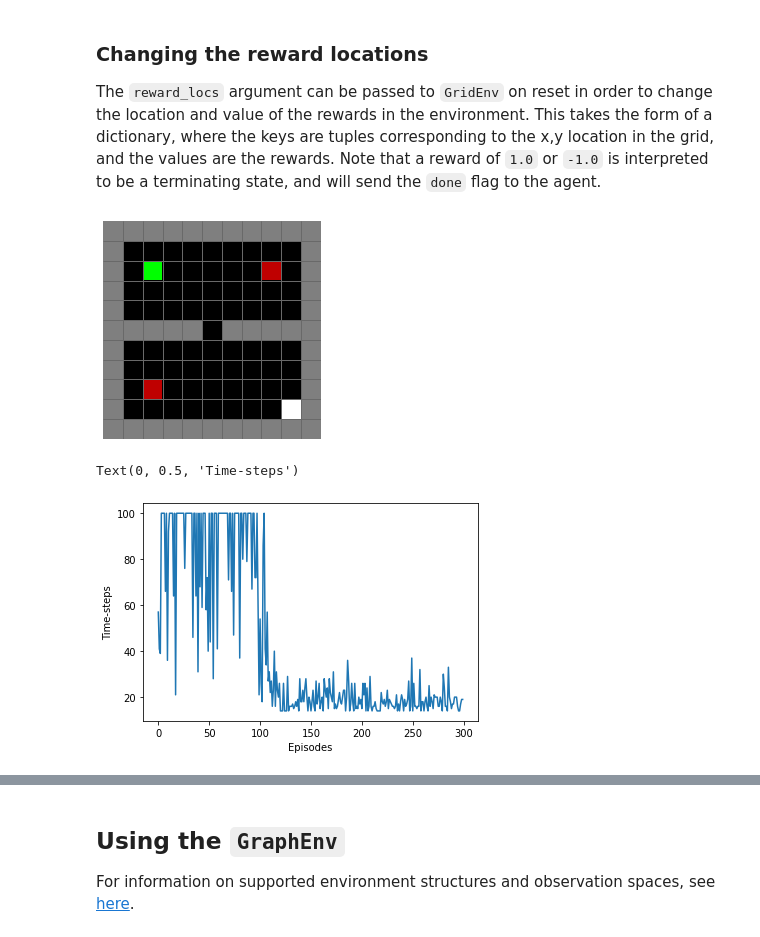
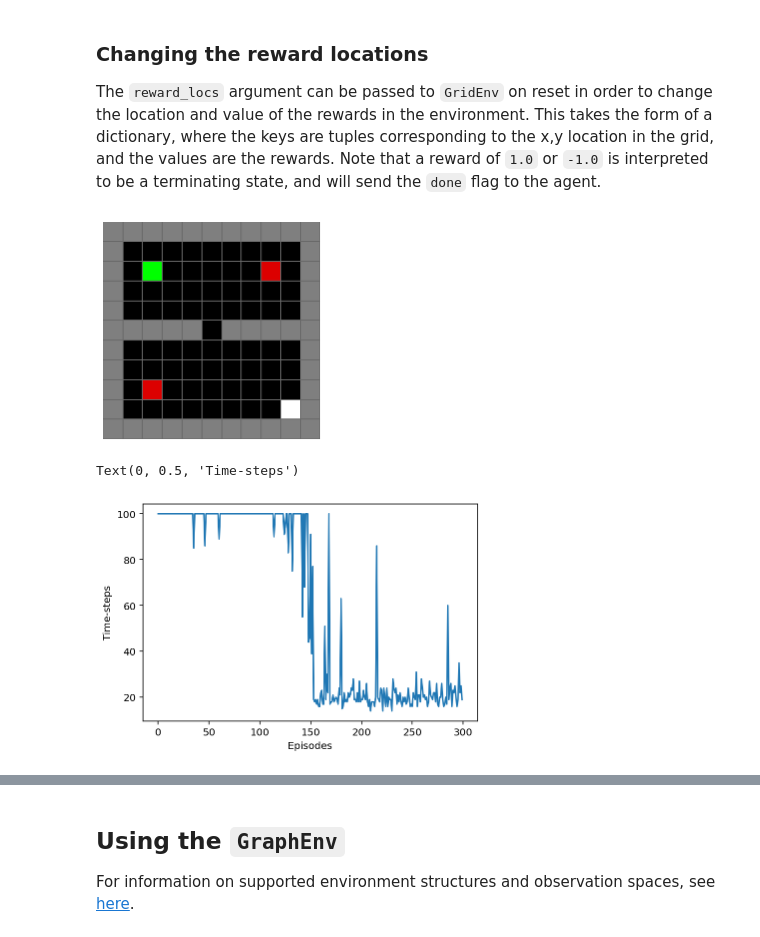
Before and after one commit to awjuliani/neuro-nav, a Jupyter notebook: notebooks/usage_tutorial.ipynb, the cells around one changed output, grey strips where cells are left out. Saved outputs shown, nothing was run; the diff lists cells and outputs as text; code cells hidden in the pictures.

```diff
--- a/notebooks/usage_tutorial.ipynb
+++ b/notebooks/usage_tutorial.ipynb
@@ -163,32 +165,32 @@ env = GridEnv(
     grid_size=GridSize.small,
     obs_type=GridObsType.index,
     orientation_type=OrientationType.fixed,
 )
 
 reward_map = {(2, 2): 1.0, (2, 8): -0.75, (8, 2): -0.75}
 
 obs = env.reset(reward_locs=reward_map)
 env.render()
 
 agent = TDSR(
     env.state_size,
     env.action_space.n,
-    lr=1e-1,
+    lr=1e-2,
     poltype="egreedy",
     epsilon=0.2,
     gamma=0.9,
 )
 
 total_steps = []
 for i in range(num_episodes):
     agent, steps, _ = run_episode(
         env, agent, max_steps=num_steps, reward_locs=reward_map
     )
     total_steps.append(steps)
 plt.plot(total_steps)
 plt.xlabel("Episodes")
 plt.ylabel("Time-steps")
 # %% [output]
 [figure]
 Text(0, 0.5, 'Time-steps')
-[figure, old version]
+[figure, new version]
```
Also changed, not shown: parts of 12 cells of this notebook, 16 other files.
